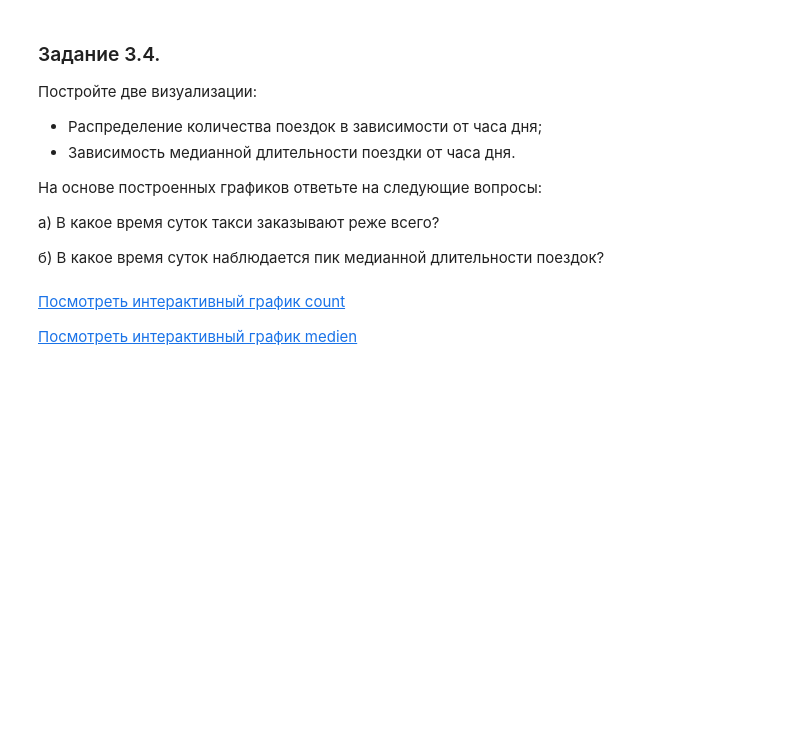
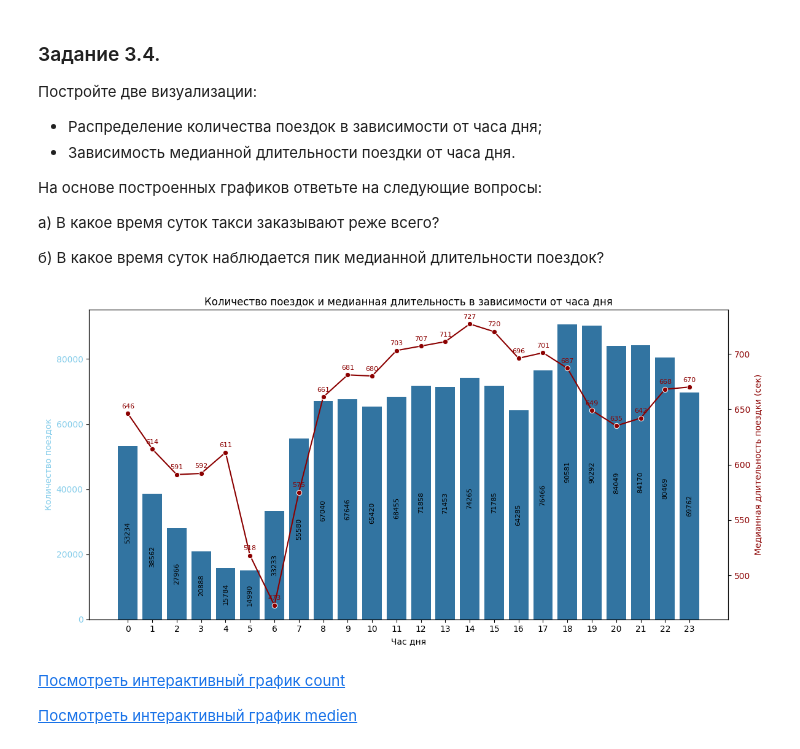
Before and after one commit to dafe1988/SF-DSPR-174, a Jupyter notebook: PROJECT_5_ Regression/Project-5._Fesenko.ipynb, the cells around one changed output. Cells and saved outputs as stored; diff of their text form; code cells hidden in the pictures; blank space fills up the shorter version.

```diff
--- a/PROJECT_5_ Regression/Project-5._Fesenko.ipynb
+++ b/PROJECT_5_ Regression/Project-5._Fesenko.ipynb
@@ -693,3 +792,68 @@ fig_median.show('png')
+# %%
+# ваш код здесь
+# Данные
+hour_counts = taxi_data['pickup_hour'].value_counts().sort_index()
+hour_median_duration = taxi_data.groupby('pickup_hour')['trip_duration'].median().reset_index()
+
+fig, ax1 = plt.subplots(figsize=(12, 6))
+
+# === Барчарт количества поездок ===
+bars = sns.barplot(
+    x=hour_counts.index,
+    y=hour_counts.values,
+    ax=ax1
+)
+
+# === Подписи ВНУТРИ столбиков, вертикально ===
+for bar, label in zip(bars.patches, hour_counts.values):
+    height = bar.get_height()
+    ax1.text(
+        bar.get_x() + bar.get_width() / 2,
+        height * 0.5,           # внутри, посередине по высоте
+        str(label),
+        ha='center',
+        va='center',
+        rotation=90,            # ПОВОРОТ на 90
+        color='black',
+        fontsize=8
+    )
+
+ax1.set_xlabel('Час дня')
+ax1.set_ylabel('Количество поездок', color='skyblue')
+ax1.tick_params(axis='y', labelcolor='skyblue')
+
+# === Линия медианной длительности ===
+ax2 = ax1.twinx()  # вторая ось Y
+sns.lineplot(
+    data=hour_median_duration,
+    x='pickup_hour',
+    y='trip_duration',
+    marker='o',
+    color='darkred',
+    ax=ax2
+)
+
+# Подписи медианной длительности над точками
+for x, y in zip(hour_median_duration['pickup_hour'], hour_median_duration['trip_duration']):
+    ax2.text(
+        x, y + max(hour_median_duration['trip_duration'])*0.005,  # немного выше точки
+        f'{int(y)}',  # округляем
+        ha='center',
+        va='bottom',
+        fontsize=8,
+        color='darkred'
+    )
+
+ax2.set_ylabel('Медианная длительность поездки (сек)', color='darkred')
+ax2.tick_params(axis='y', labelcolor='darkred')
+
+plt.title('Количество поездок и медианная длительность в зависимости от часа дня')
+plt.xticks(range(0, 24, 1))
+
+plt.tight_layout()
+plt.show()
+# %% [output]
+[figure, added]
 # %% [markdown]
 [Посмотреть интерактивный график count](plotly/fig_count_3_4.html)
 
```
Also changed, not shown: parts of 34 cells of this notebook, 9 other files.
